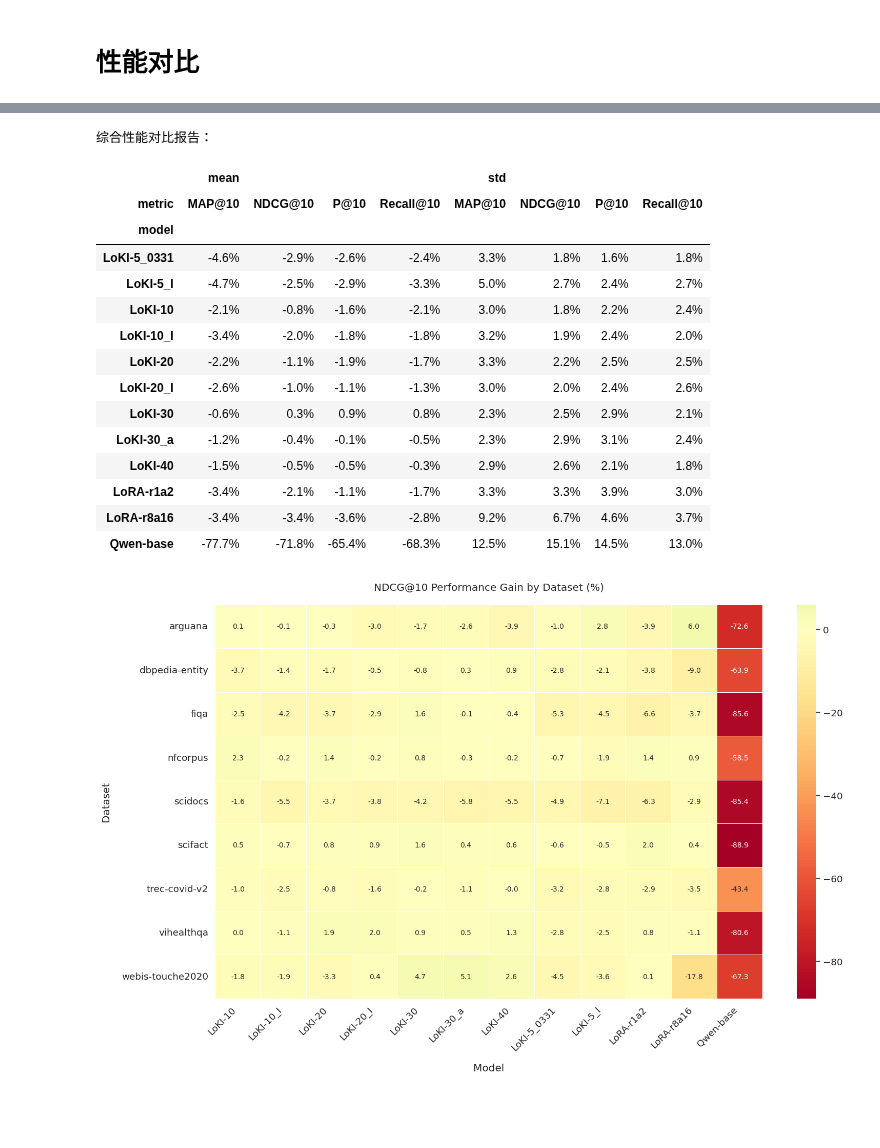
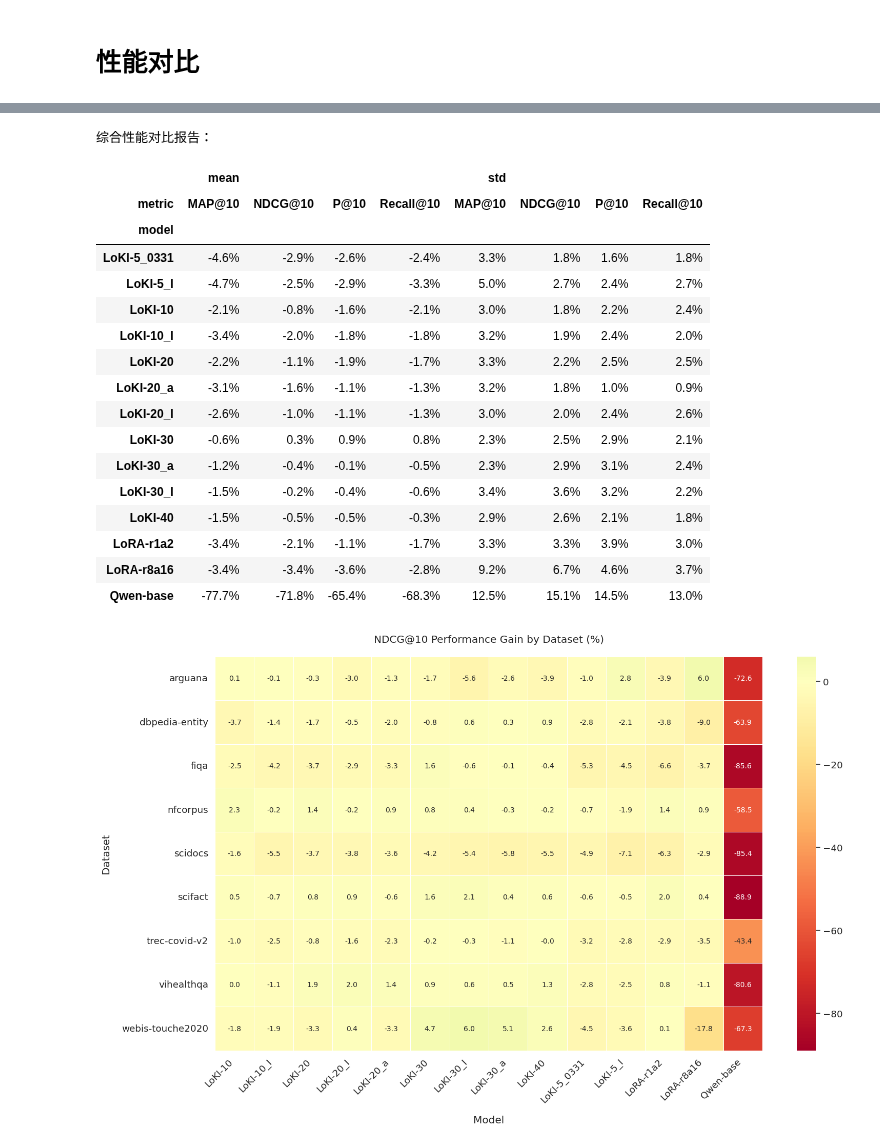
Before and after one commit to Nexround/ftg, a Jupyter notebook: evaluate/bier.ipynb, the cells around one changed output, grey strips where cells are left out. Drawn from its saved outputs; the diff is of its cells as text; code cells hidden in the pictures; blank space fills up the shorter version.

```diff
--- a/evaluate/bier.ipynb
+++ b/evaluate/bier.ipynb
@@ -211,10 +211,11 @@ model_name_map = {
     "loki_reranker_qwen2_5-0-5b-10": "LoKI-10",
     "loki_reranker_qwen2_5-0-5b-10_invert_real": "LoKI-10_I",
     "loki_reranker_qwen2_5-0-5b-20_real": "LoKI-20",
-    "loki_reranker_qwen2_5-0-5b-20_averaged": "LoKI-20",
+    "loki_reranker_qwen2_5-0-5b-20_averaged": "LoKI-20_a",
     "loki_reranker_qwen2_5-0-5b-20_invert_real": "LoKI-20_I",
     "loki_reranker_qwen2_5-0-5b-30": "LoKI-30",
     "loki_reranker_qwen2_5-0-5b-30_averaged": "LoKI-30_a",
+    "loki_reranker_qwen2_5-0-5b-30_inverted": "LoKI-30_I",
     "loki_reranker_qwen2_5-0-5b-40": "LoKI-40",
     "lightblue/lora_reranker_r1a2": "LoRA-r1a2",
     "lightblue/lora_reranker_r8a16": "LoRA-r8a16",
@@ -381,20 +382,22 @@ The `errwidth` parameter is deprecated. And will be removed in v0.15.0. Pass `er
 综合性能对比报告：
 |  | mean |  |  |  | std |  |  |  |
 | metric | MAP@10 | NDCG@10 | P@10 | Recall@10 | MAP@10 | NDCG@10 | P@10 | Recall@10 |
 | model |  |  |  |  |  |  |  |  |
 | LoKI-5_0331 | -4.6% | -2.9% | -2.6% | -2.4% | 3.3% | 1.8% | 1.6% | 1.8% |
 | LoKI-5_I | -4.7% | -2.5% | -2.9% | -3.3% | 5.0% | 2.7% | 2.4% | 2.7% |
 | LoKI-10 | -2.1% | -0.8% | -1.6% | -2.1% | 3.0% | 1.8% | 2.2% | 2.4% |
 | LoKI-10_I | -3.4% | -2.0% | -1.8% | -1.8% | 3.2% | 1.9% | 2.4% | 2.0% |
 | LoKI-20 | -2.2% | -1.1% | -1.9% | -1.7% | 3.3% | 2.2% | 2.5% | 2.5% |
+| LoKI-20_a | -3.1% | -1.6% | -1.1% | -1.3% | 3.2% | 1.8% | 1.0% | 0.9% |
 | LoKI-20_I | -2.6% | -1.0% | -1.1% | -1.3% | 3.0% | 2.0% | 2.4% | 2.6% |
 | LoKI-30 | -0.6% | 0.3% | 0.9% | 0.8% | 2.3% | 2.5% | 2.9% | 2.1% |
 | LoKI-30_a | -1.2% | -0.4% | -0.1% | -0.5% | 2.3% | 2.9% | 3.1% | 2.4% |
+| LoKI-30_I | -1.5% | -0.2% | -0.4% | -0.6% | 3.4% | 3.6% | 3.2% | 2.2% |
 | LoKI-40 | -1.5% | -0.5% | -0.5% | -0.3% | 2.9% | 2.6% | 2.1% | 1.8% |
 | LoRA-r1a2 | -3.4% | -2.1% | -1.1% | -1.7% | 3.3% | 3.3% | 3.9% | 3.0% |
 | LoRA-r8a16 | -3.4% | -3.4% | -3.6% | -2.8% | 9.2% | 6.7% | 4.6% | 3.7% |
 | Qwen-base | -77.7% | -71.8% | -65.4% | -68.3% | 12.5% | 15.1% | 14.5% | 13.0% |
-[figure, old version]
+[figure, new version]
 # %%
 # 不同k值的对比分析
 for k in [1, 5, 10, 100]:
```
Also changed, not shown: parts of 2 cells of this notebook, 7 other files.
